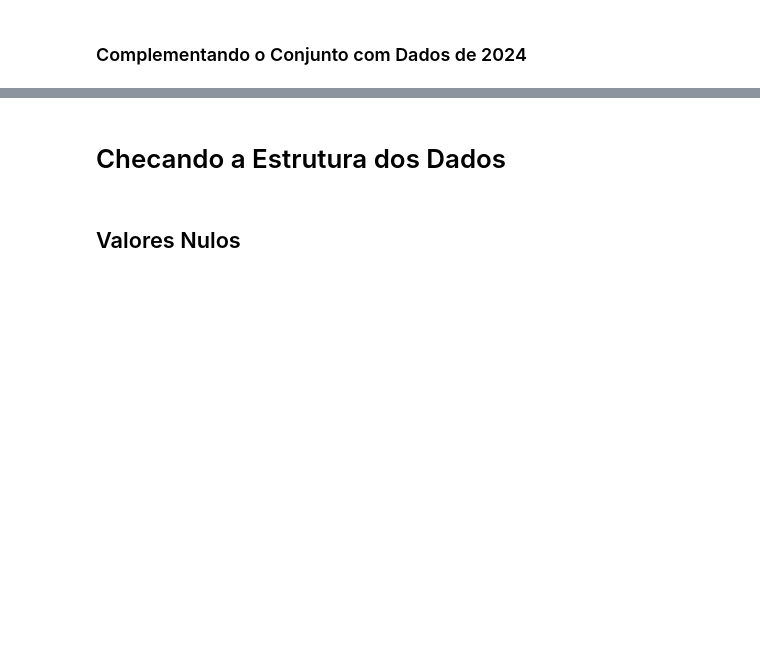
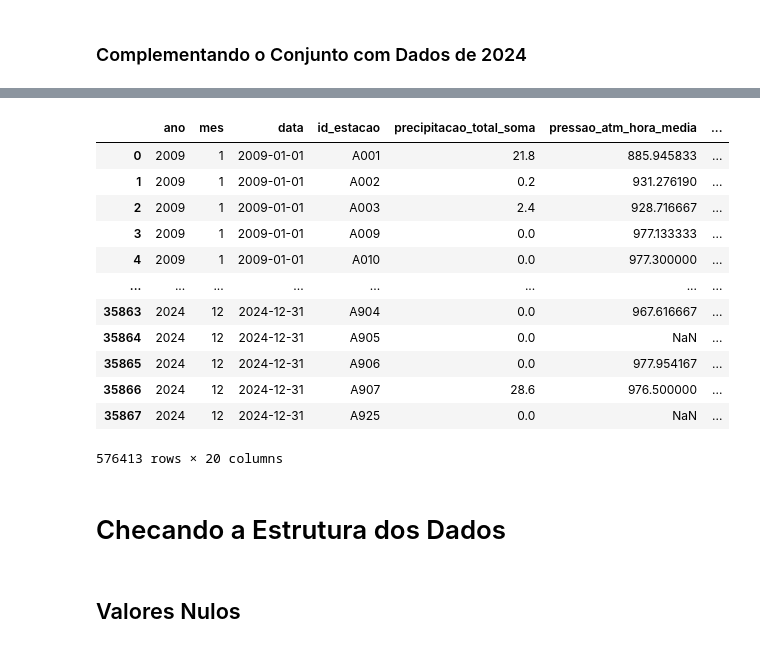
Before and after one commit to AlexandreSaback/tcc_anomaly_detection, a Jupyter notebook: explorations/AD_03_Preprocessing.ipynb, the cells around one changed output, grey strips where cells are left out. Drawn from its saved outputs; the diff is of its cells as text; code cells hidden in the pictures; blank space fills up the shorter version.

```diff
--- a/explorations/AD_03_Preprocessing.ipynb
+++ b/explorations/AD_03_Preprocessing.ipynb
@@ -390,5 +438,21 @@ complement_df_daily = complement_df_daily[complete_df.columns.to_list()]
 # %%
 complete_df = pd.concat([complete_df, complement_df_daily.loc[complement_df_daily["data"] > complete_df["data"].max()]])
+# %%
+complete_df
+# %% [output]
+|  | ano | mes | data | id_estacao | precipitacao_total_soma | pressao_atm_hora_media | ... |
+| 0 | 2009 | 1 | 2009-01-01 | A001 | 21.8 | 885.945833 | ... |
+| 1 | 2009 | 1 | 2009-01-01 | A002 | 0.2 | 931.276190 | ... |
+| 2 | 2009 | 1 | 2009-01-01 | A003 | 2.4 | 928.716667 | ... |
+| 3 | 2009 | 1 | 2009-01-01 | A009 | 0.0 | 977.133333 | ... |
+| 4 | 2009 | 1 | 2009-01-01 | A010 | 0.0 | 977.300000 | ... |
+| ... | ... | ... | ... | ... | ... | ... | ... |
+| 35863 | 2024 | 12 | 2024-12-31 | A904 | 0.0 | 967.616667 | ... |
+| 35864 | 2024 | 12 | 2024-12-31 | A905 | 0.0 | NaN | ... |
+| 35865 | 2024 | 12 | 2024-12-31 | A906 | 0.0 | 977.954167 | ... |
+| 35866 | 2024 | 12 | 2024-12-31 | A907 | 28.6 | 976.500000 | ... |
+| 35867 | 2024 | 12 | 2024-12-31 | A925 | 0.0 | NaN | ... |
+576413 rows × 20 columns
 # %% [markdown]
 # Checando a Estrutura dos Dados
 # %% [markdown]
```
Also changed, not shown: parts of 11 cells of this notebook, 14 other files.
